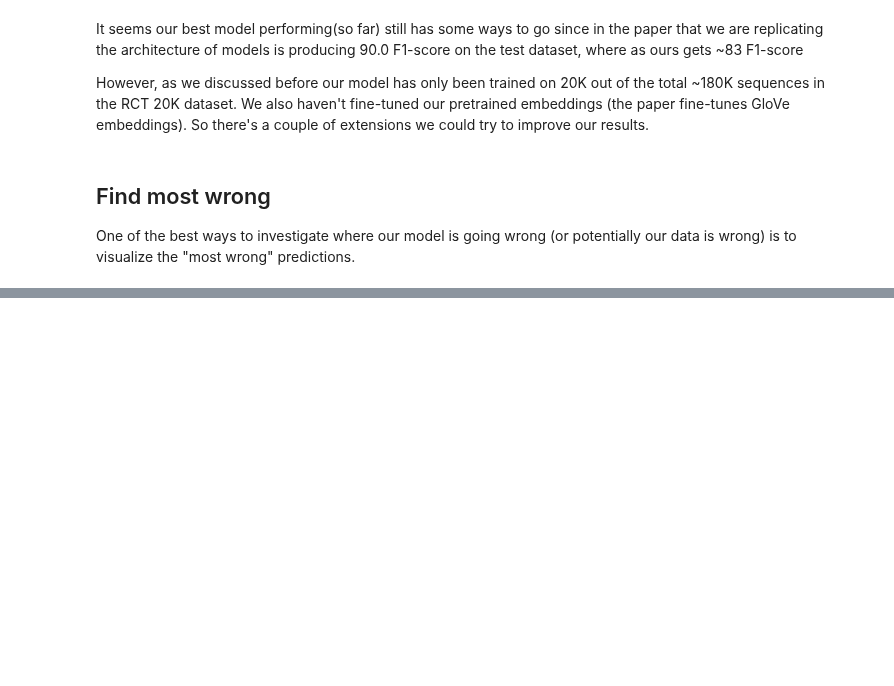
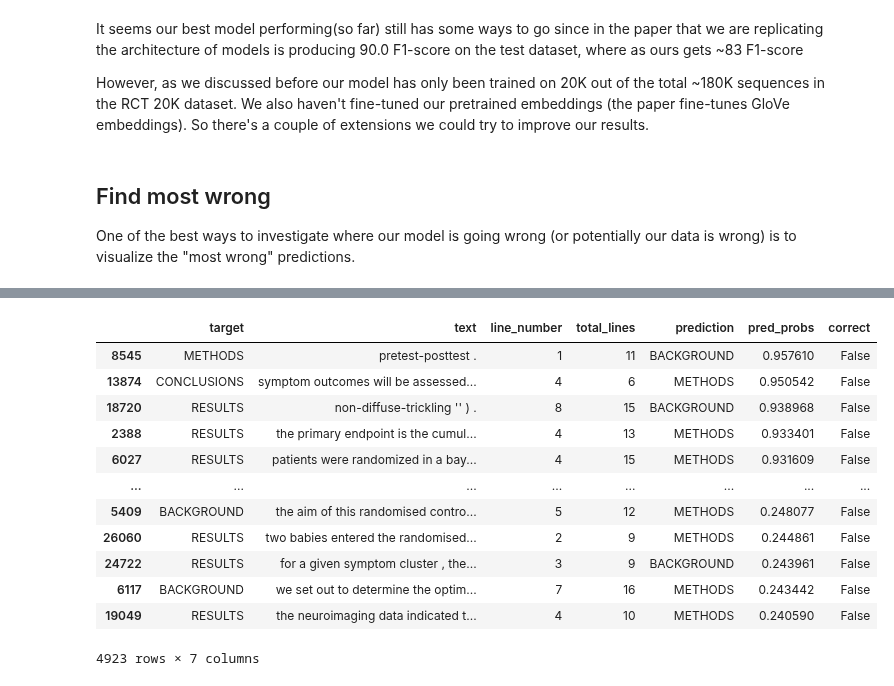
Before and after one commit to SaketMunda/introduction-to-nlp, a Jupyter notebook: skimlit_nlp_milestone_project.ipynb, the cells around one changed output, grey strips where cells are left out. Cells and saved outputs as stored; diff of their text form; code cells hidden in the pictures; blank space fills up the shorter version.

```diff
--- a/skimlit_nlp_milestone_project.ipynb
+++ b/skimlit_nlp_milestone_project.ipynb
@@ -1747,0 +1797,18 @@ One of the best ways to investigate where our model is going wrong (or potential
+# %%
+wrong_prediction_df = test_df[test_df['correct']==False].sort_values(by='pred_probs', ascending=False)
+
+wrong_prediction_df
+# %% [output]
+|  | target | text | line_number | total_lines | prediction | pred_probs | correct |
+| 8545 | METHODS | pretest-posttest . | 1 | 11 | BACKGROUND | 0.957610 | False |
+| 13874 | CONCLUSIONS | symptom outcomes will be assessed... | 4 | 6 | METHODS | 0.950542 | False |
+| 18720 | RESULTS | non-diffuse-trickling '' ) . | 8 | 15 | BACKGROUND | 0.938968 | False |
+| 2388 | RESULTS | the primary endpoint is the cumul... | 4 | 13 | METHODS | 0.933401 | False |
+| 6027 | RESULTS | patients were randomized in a bay... | 4 | 15 | METHODS | 0.931609 | False |
+| ... | ... | ... | ... | ... | ... | ... | ... |
+| 5409 | BACKGROUND | the aim of this randomised contro... | 5 | 12 | METHODS | 0.248077 | False |
+| 26060 | RESULTS | two babies entered the randomised... | 2 | 9 | METHODS | 0.244861 | False |
+| 24722 | RESULTS | for a given symptom cluster , the... | 3 | 9 | BACKGROUND | 0.243961 | False |
+| 6117 | BACKGROUND | we set out to determine the optim... | 7 | 16 | METHODS | 0.243442 | False |
+| 19049 | RESULTS | the neuroimaging data indicated t... | 4 | 10 | METHODS | 0.240590 | False |
+4923 rows × 7 columns
```
Also changed, not shown: parts of 43 cells of this notebook.
